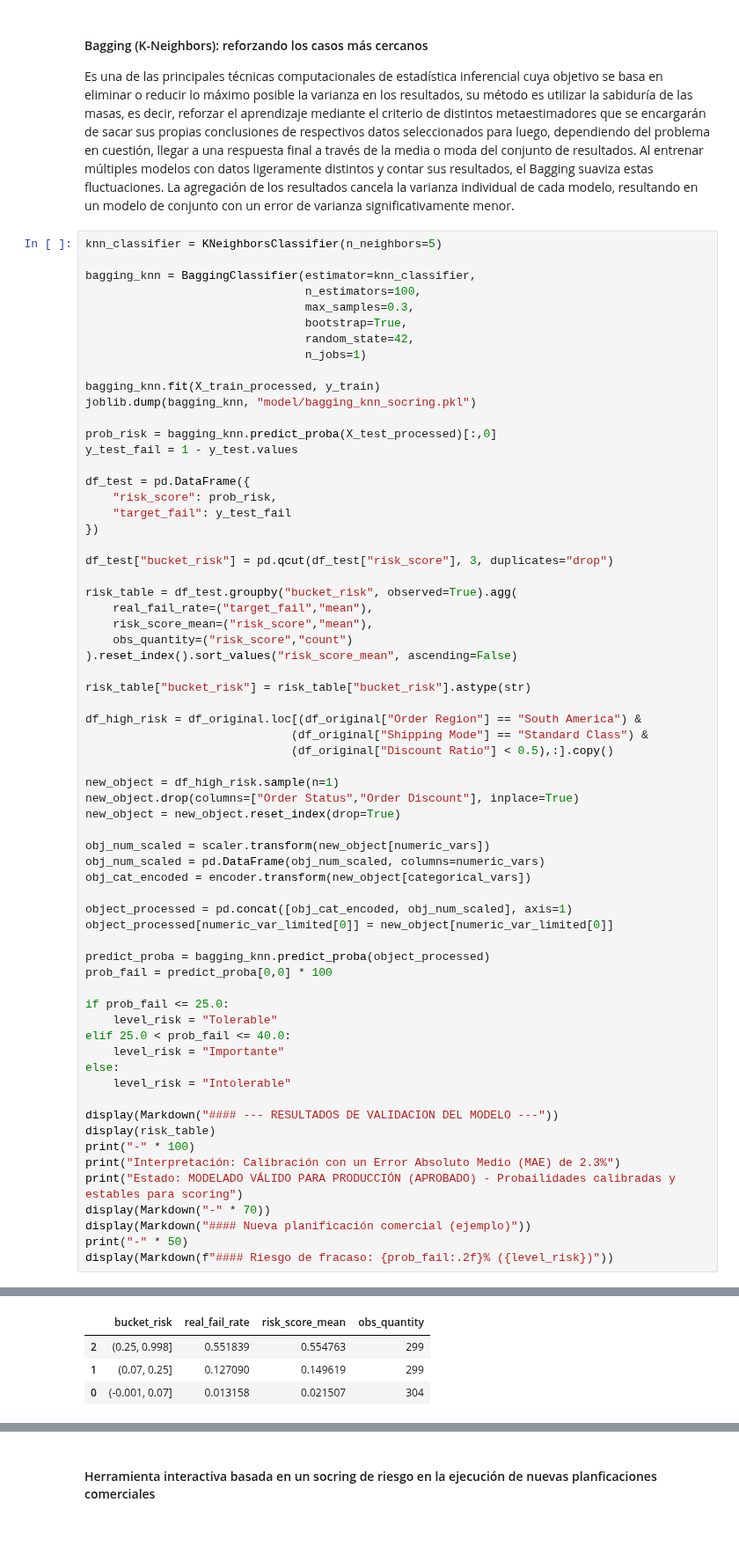
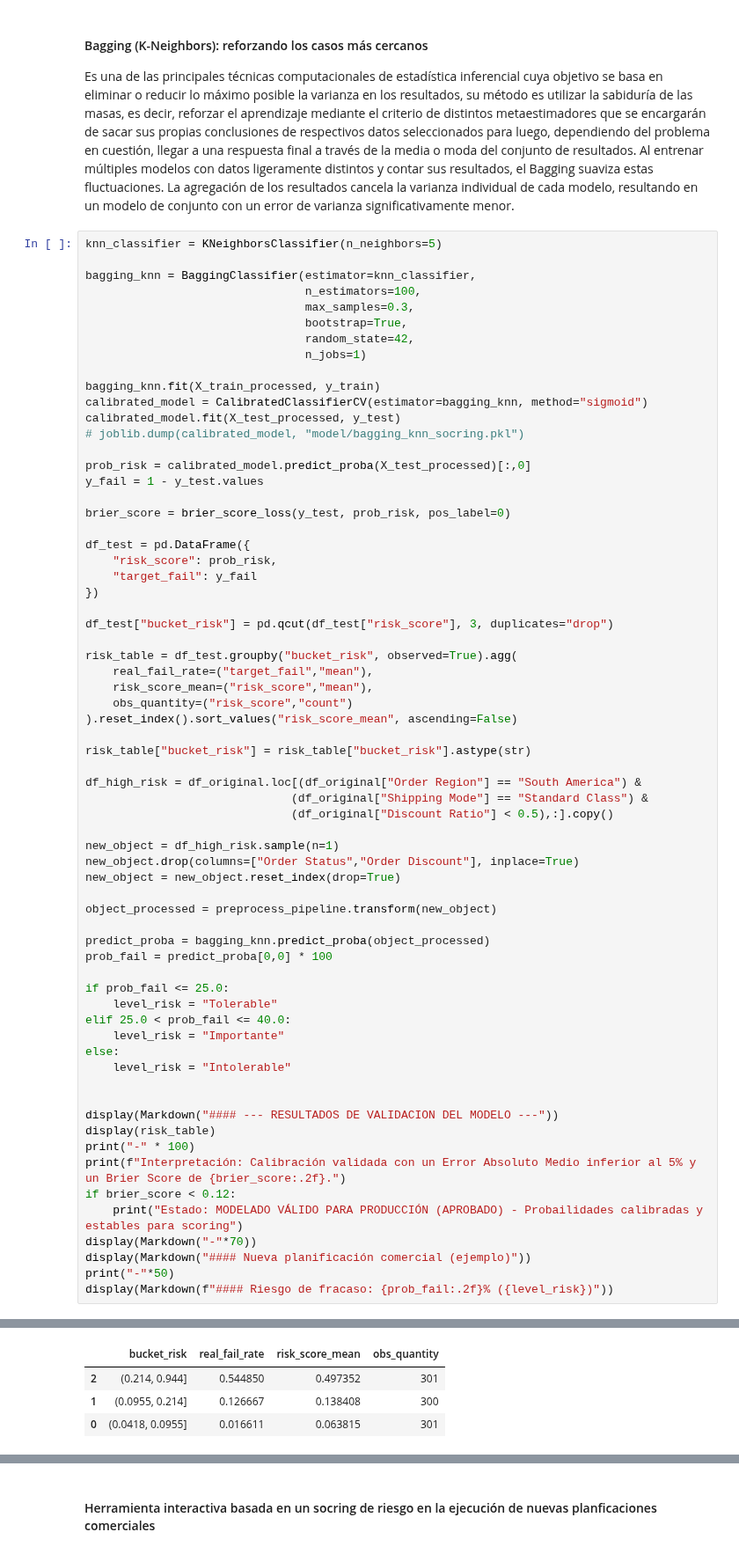
Before and after one commit to genagithub/proyecto-4, a Jupyter notebook: risk_scoring.ipynb, the cells around one changed output, grey strips where cells are left out. Shown at 88% size. Cells and saved outputs as stored; diff of their text form.

```diff
--- a/risk_scoring.ipynb
+++ b/risk_scoring.ipynb
@@ -184,14 +197,18 @@ bagging_knn = BaggingClassifier(estimator=knn_classifier,
                                 n_jobs=1)
 
 bagging_knn.fit(X_train_processed, y_train)
-joblib.dump(bagging_knn, "model/bagging_knn_socring.pkl")
+calibrated_model = CalibratedClassifierCV(estimator=bagging_knn, method="sigmoid")
+calibrated_model.fit(X_test_processed, y_test)
+# joblib.dump(calibrated_model, "model/bagging_knn_socring.pkl")
 
-prob_risk = bagging_knn.predict_proba(X_test_processed)[:,0]
-y_test_fail = 1 - y_test.values
+prob_risk = calibrated_model.predict_proba(X_test_processed)[:,0]
+y_fail = 1 - y_test.values
+
+brier_score = brier_score_loss(y_test, prob_risk, pos_label=0)
 
 df_test = pd.DataFrame({
     "risk_score": prob_risk,
-    "target_fail": y_test_fail
+    "target_fail": y_fail
 })
 
 df_test["bucket_risk"] = pd.qcut(df_test["risk_score"], 3, duplicates="drop")
@@ -204,44 +221,41 @@ risk_table = df_test.groupby("bucket_risk", observed=True).agg(
 
 risk_table["bucket_risk"] = risk_table["bucket_risk"].astype(str)
 
 df_high_risk = df_original.loc[(df_original["Order Region"] == "South America") &
                               (df_original["Shipping Mode"] == "Standard Class") &
                               (df_original["Discount Ratio"] < 0.5),:].copy()
 
 new_object = df_high_risk.sample(n=1)
 new_object.drop(columns=["Order Status","Order Discount"], inplace=True)
 new_object = new_object.reset_index(drop=True)
 
-obj_num_scaled = scaler.transform(new_object[numeric_vars])
-obj_num_scaled = pd.DataFrame(obj_num_scaled, columns=numeric_vars)
-obj_cat_encoded = encoder.transform(new_object[categorical_vars])
-
-object_processed = pd.concat([obj_cat_encoded, obj_num_scaled], axis=1)
-object_processed[numeric_var_limited[0]] = new_object[numeric_var_limited[0]]
+object_processed = preprocess_pipeline.transform(new_object)
 
 predict_proba = bagging_knn.predict_proba(object_processed)
 prob_fail = predict_proba[0,0] * 100
 
 if prob_fail <= 25.0:
     level_risk = "Tolerable"
 elif 25.0 < prob_fail <= 40.0:
     level_risk = "Importante"
 else:
     level_risk = "Intolerable"
 
+
 display(Markdown("#### --- RESULTADOS DE VALIDACION DEL MODELO ---"))
 display(risk_table)
 print("-" * 100)
-print("Interpretación: Calibración con un Error Absoluto Medio (MAE) de 2.3%")
-print("Estado: MODELADO VÁLIDO PARA PRODUCCIÓN (APROBADO) - Probailidades calibradas y estables para scoring")
-display(Markdown("-" * 70))
+print(f"Interpretación: Calibración validada con un Error Absoluto Medio inferior al 5% y un Brier Score de {brier_score:.2f}.")
+if brier_score < 0.12:
+    print("Estado: MODELADO VÁLIDO PARA PRODUCCIÓN (APROBADO) - Probailidades calibradas y estables para scoring")
+display(Markdown("-"*70))
 display(Markdown("#### Nueva planificación comercial (ejemplo)"))
-print("-" * 50)
+print("-"*50)
 display(Markdown(f"#### Riesgo de fracaso: {prob_fail:.2f}% ({level_risk})"))
 # %% [output]
 #### --- RESULTADOS DE VALIDACION DEL MODELO ---
 |  | bucket_risk | real_fail_rate | risk_score_mean | obs_quantity |
-| 2 | (0.25, 0.998] | 0.551839 | 0.554763 | 299 |
-| 1 | (0.07, 0.25] | 0.127090 | 0.149619 | 299 |
-| 0 | (-0.001, 0.07] | 0.013158 | 0.021507 | 304 |
+| 2 | (0.214, 0.944] | 0.544850 | 0.497352 | 301 |
+| 1 | (0.0955, 0.214] | 0.126667 | 0.138408 | 300 |
+| 0 | (0.0418, 0.0955] | 0.016611 | 0.063815 | 301 |
 ----------------------------------------------------------------------------------------------------
```
Also changed, not shown: parts of 5 cells of this notebook.
